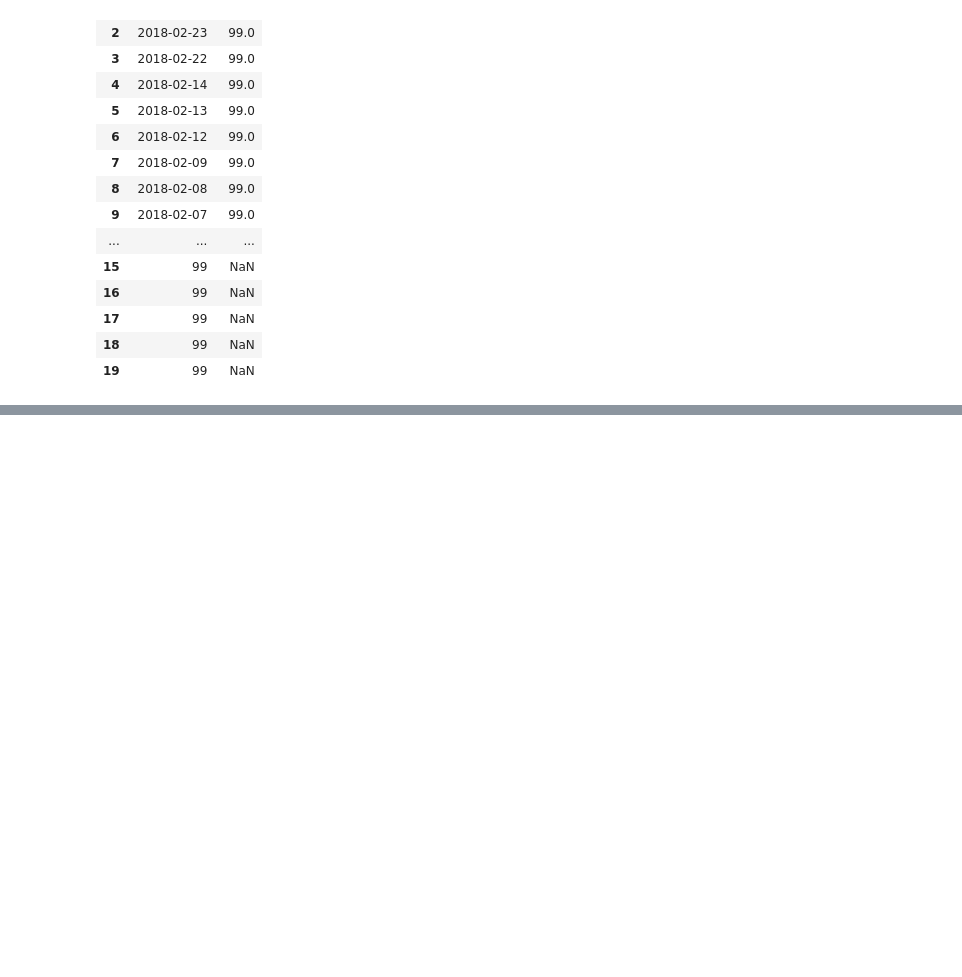
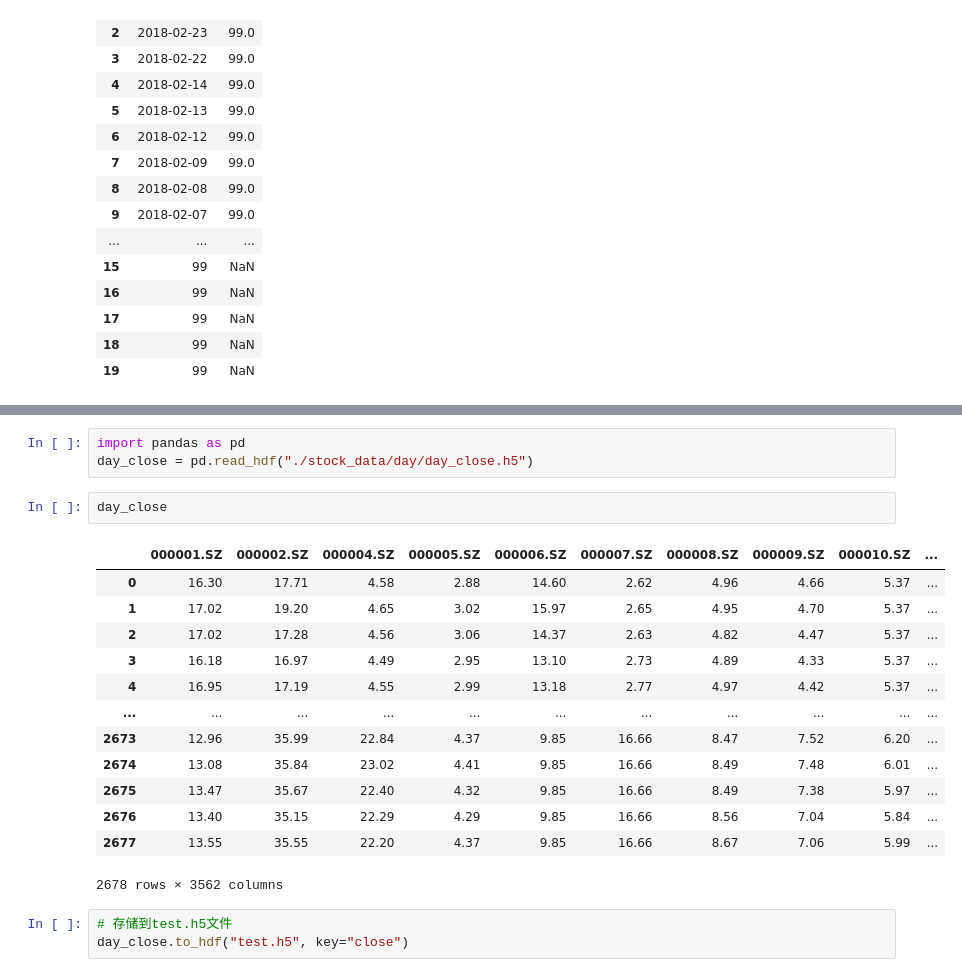
Before and after one commit to unluckynike/DataMining, a Jupyter notebook: day3/pands_demo.ipynb, the cells around one changed output, grey strips where cells are left out. Saved outputs shown, nothing was run; the diff lists cells and outputs as text; blank space fills up the shorter version.

```diff
--- a/day3/pands_demo.ipynb
+++ b/day3/pands_demo.ipynb
@@ -932,0 +938,22 @@ pd.read_csv("save_open.csv")
+# %%
+import pandas as pd
+day_close = pd.read_hdf("./stock_data/day/day_close.h5")
+# %%
+day_close
+# %% [output]
+|  | 000001.SZ | 000002.SZ | 000004.SZ | 000005.SZ | 000006.SZ | 000007.SZ | 000008.SZ | 000009.SZ | 000010.SZ | ... |
+| 0 | 16.30 | 17.71 | 4.58 | 2.88 | 14.60 | 2.62 | 4.96 | 4.66 | 5.37 | ... |
+| 1 | 17.02 | 19.20 | 4.65 | 3.02 | 15.97 | 2.65 | 4.95 | 4.70 | 5.37 | ... |
+| 2 | 17.02 | 17.28 | 4.56 | 3.06 | 14.37 | 2.63 | 4.82 | 4.47 | 5.37 | ... |
+| 3 | 16.18 | 16.97 | 4.49 | 2.95 | 13.10 | 2.73 | 4.89 | 4.33 | 5.37 | ... |
+| 4 | 16.95 | 17.19 | 4.55 | 2.99 | 13.18 | 2.77 | 4.97 | 4.42 | 5.37 | ... |
+| ... | ... | ... | ... | ... | ... | ... | ... | ... | ... | ... |
+| 2673 | 12.96 | 35.99 | 22.84 | 4.37 | 9.85 | 16.66 | 8.47 | 7.52 | 6.20 | ... |
+| 2674 | 13.08 | 35.84 | 23.02 | 4.41 | 9.85 | 16.66 | 8.49 | 7.48 | 6.01 | ... |
+| 2675 | 13.47 | 35.67 | 22.40 | 4.32 | 9.85 | 16.66 | 8.49 | 7.38 | 5.97 | ... |
+| 2676 | 13.40 | 35.15 | 22.29 | 4.29 | 9.85 | 16.66 | 8.56 | 7.04 | 5.84 | ... |
+| 2677 | 13.55 | 35.55 | 22.20 | 4.37 | 9.85 | 16.66 | 8.67 | 7.06 | 5.99 | ... |
+2678 rows × 3562 columns
+# %%
+# 存储到test.h5文件
+day_close.to_hdf("test.h5", key="close")
```
Also changed, not shown: parts of 22 cells of this notebook, 30 other files.
